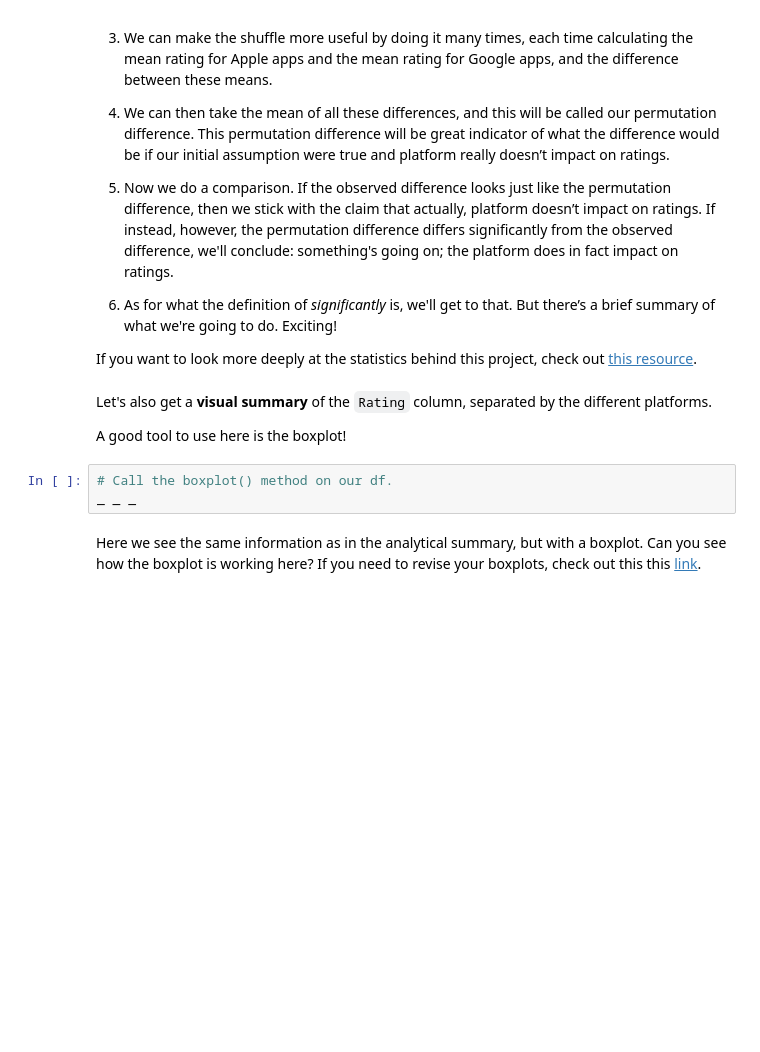
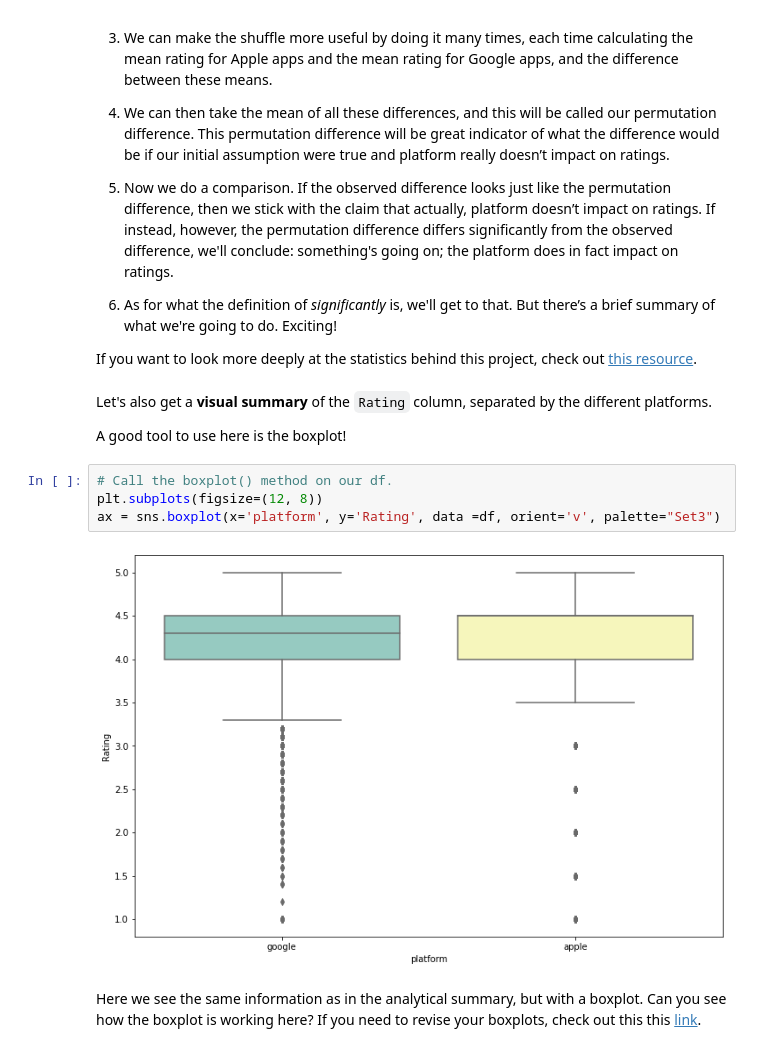
Before and after one commit to somayehY/DataScienceBootCamp, a Jupyter notebook: Unit11/Springboard Apps project - Tier 3 - Complete.ipynb, the cells around one changed output. Cells and saved outputs as stored; diff of their text form; blank space fills up the shorter version.

```diff
--- a/Unit11/Springboard Apps project - Tier 3 - Complete.ipynb
+++ b/Unit11/Springboard Apps project - Tier 3 - Complete.ipynb
@@ -408,9 +409,12 @@ If you want to look more deeply at the statistics behind this project, check out
 Let's also get a **visual summary** of the `Rating` column, separated by the different platforms.
 
 A good tool to use here is the boxplot!
-# %%
-# Call the boxplot() method on our df.
-_ _ _
+# %%
+# Call the boxplot() method on our df.
+plt.subplots(figsize=(12, 8))
+ax = sns.boxplot(x='platform', y='Rating', data =df, orient='v', palette="Set3")
+# %% [output]
+[figure, added]
 # %% [markdown]
 Here we see the same information as in the analytical summary, but with a boxplot. Can you see how the boxplot is working here? If you need to revise your boxplots, check out this this [link](https://www.kaggle.com/ramamet4/app-store-apple-data-set-10k-apps).
 # %% [markdown]
```
Also changed, not shown: parts of 7 cells of this notebook.
